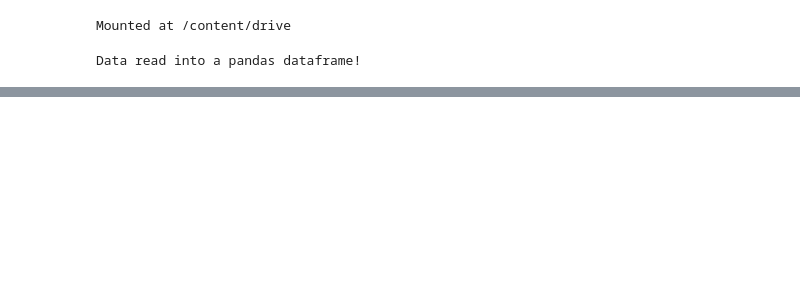
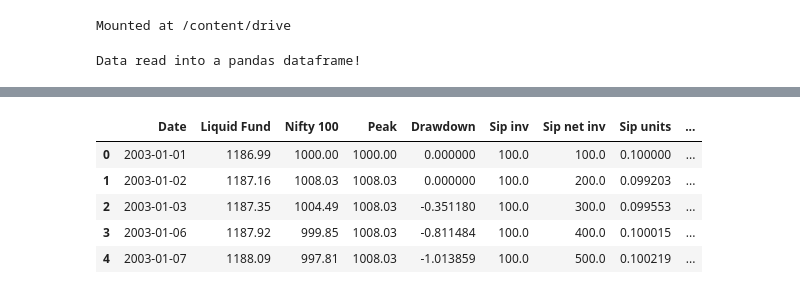
Before and after one commit to bipinr8/MH_cash_deployment, a Jupyter notebook: Morgan_Housel_Cash_deployment_strategy.ipynb, the cells around one changed output, grey strips where cells are left out. Saved outputs shown, nothing was run; the diff lists cells and outputs as text; code cells hidden in the pictures; blank space fills up the shorter version.

```diff
--- a/Morgan_Housel_Cash_deployment_strategy.ipynb
+++ b/Morgan_Housel_Cash_deployment_strategy.ipynb
@@ -35,0 +154,9 @@ df_nifty100.head()
+# %%
+df2.head()
+# %% [output]
+|  | Date | Liquid Fund | Nifty 100 | Peak | Drawdown | Sip inv | Sip net inv | Sip units | ... |
+| 0 | 2003-01-01 | 1186.99 | 1000.00 | 1000.00 | 0.000000 | 100.0 | 100.0 | 0.100000 | ... |
+| 1 | 2003-01-02 | 1187.16 | 1008.03 | 1008.03 | 0.000000 | 100.0 | 200.0 | 0.099203 | ... |
+| 2 | 2003-01-03 | 1187.35 | 1004.49 | 1008.03 | -0.351180 | 100.0 | 300.0 | 0.099553 | ... |
+| 3 | 2003-01-06 | 1187.92 | 999.85 | 1008.03 | -0.811484 | 100.0 | 400.0 | 0.100015 | ... |
+| 4 | 2003-01-07 | 1188.09 | 997.81 | 1008.03 | -1.013859 | 100.0 | 500.0 | 0.100219 | ... |
```
Also changed, not shown: parts of 10 cells of this notebook.
